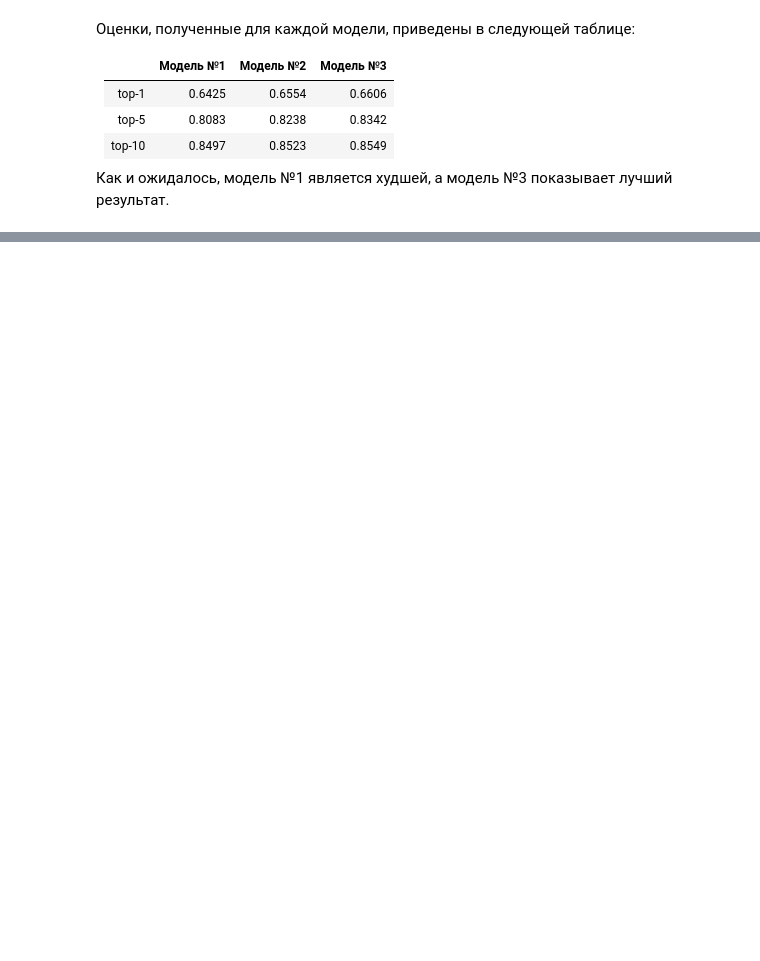
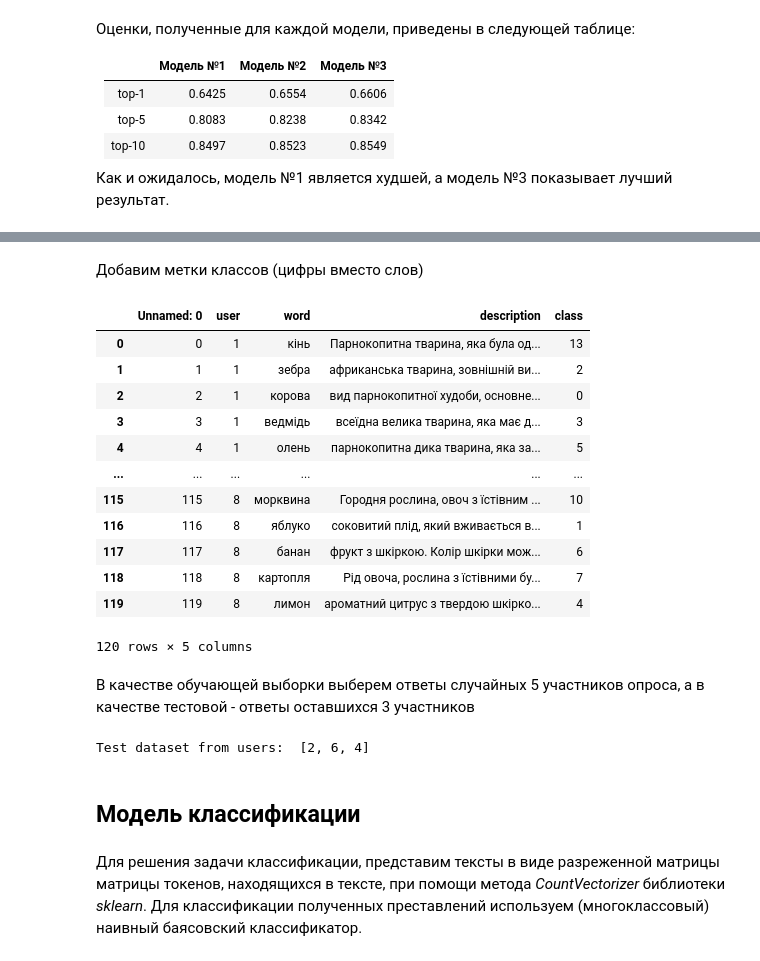
Before and after one commit to khritova-kate/Elements-of-ML, a Jupyter notebook: KhritovaEA_ML_project.ipynb, the cells around one changed output, grey strips where cells are left out. Cells and saved outputs as stored; diff of their text form; code cells hidden in the pictures; blank space fills up the shorter version.

```diff
--- a/KhritovaEA_ML_project.ipynb
+++ b/KhritovaEA_ML_project.ipynb
@@ -337,0 +407,3 @@ prescision_top10 = precision(uk_ru_test, np.matmul(X_test, W), 10)
+# %%
+df = pd.read_csv("index.csv")
+df
@@ -337,0 +424,51 @@ prescision_top10 = precision(uk_ru_test, np.matmul(X_test, W), 10)
+# %% [markdown]
+Добавим метки классов (цифры вместо слов)
+# %%
+words = []
+word_ids = []
+i = 0
+for word in set(df["word"]):
+    words.append(word)
+    word_ids.append(i)
+    i = i+1
+
+word_codes = {words[i]: word_ids[i] for i in range(len(words))}
+
+class_id = []
+for word in df["word"]:
+    class_id.append(word_codes[word])
+
+df['class'] = class_id
+
+df
+# %% [output]
+|  | Unnamed: 0 | user | word | description | class |
+| 0 | 0 | 1 | кінь | Парнокопитна тварина, яка була од... | 13 |
+| 1 | 1 | 1 | зебра | африканська тварина, зовнішній ви... | 2 |
+| 2 | 2 | 1 | корова | вид парнокопитної худоби, основне... | 0 |
+| 3 | 3 | 1 | ведмідь | всеїдна велика тварина, яка має д... | 3 |
+| 4 | 4 | 1 | олень | парнокопитна дика тварина, яка за... | 5 |
+| ... | ... | ... | ... | ... | ... |
+| 115 | 115 | 8 | морквина | Городня рослина, овоч з їстівним ... | 10 |
+| 116 | 116 | 8 | яблуко | соковитий плід, який вживається в... | 1 |
+| 117 | 117 | 8 | банан | фрукт з шкіркою. Колір шкірки мож... | 6 |
+| 118 | 118 | 8 | картопля | Рід овоча, рослина з їстівними бу... | 7 |
+| 119 | 119 | 8 | лимон | ароматний цитрус з твердою шкірко... | 4 |
+120 rows × 5 columns
+# %% [markdown]
+В качестве обучающей выборки выберем ответы случайных 5 участников опроса, а в качестве тестовой - ответы оставшихся 3 участников
+# %%
+import random
+
+tus = random.sample(range(1,9), 3)
+print("Test dataset from users: ", tus)
+
+df_train = df[(df['user'] != tus[0]) & (df['user'] != tus[1]) & (df['user'] != tus[2])]
+df_test = df[(df['user'] == tus[0]) | (df['user'] == tus[1]) | (df['user'] == tus[2])]
+# %% [output]
+Test dataset from users:  [2, 6, 4]
+# %% [markdown]
+<a name="subsection-72"></a>
+## Модель классификации
+# %% [markdown]
+Для решения задачи классификации, представим тексты в виде разреженной матрицы матрицы токенов, находящихся в тексте, при помощи метода _CountVectorizer_ библиотеки _sklearn_. Для классификации полученных преставлений используем (многоклассовый) наивный баясовский классификатор.
```
Also changed, not shown: parts of 44 cells of this notebook, 1 other file.
